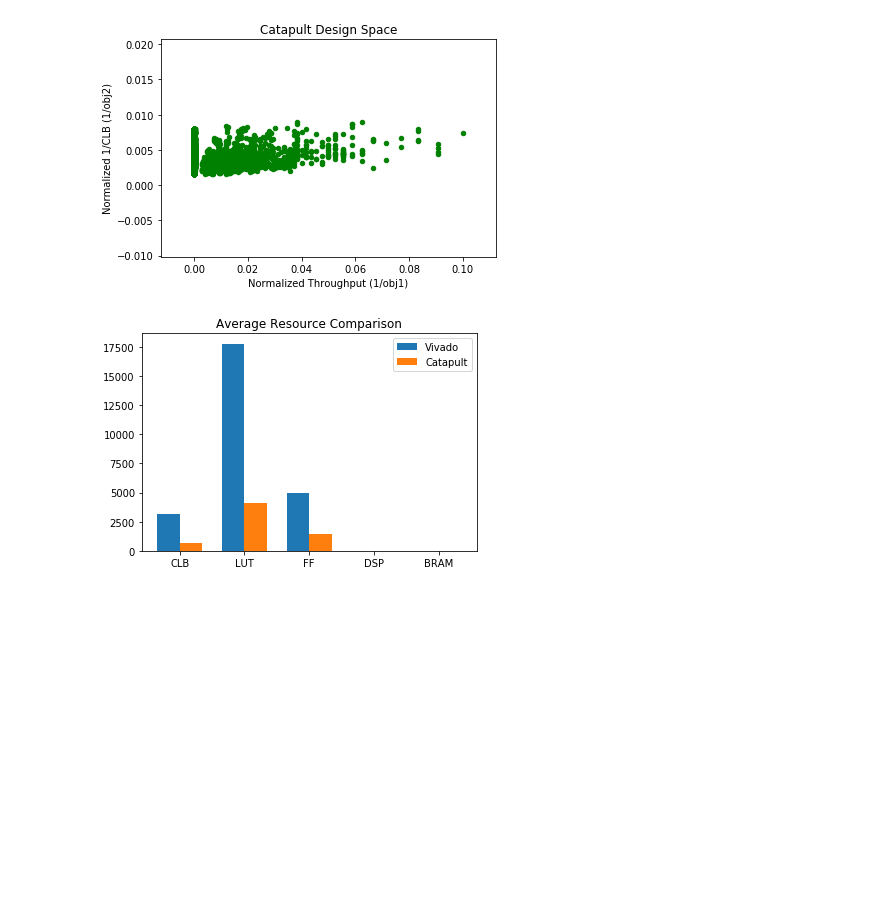
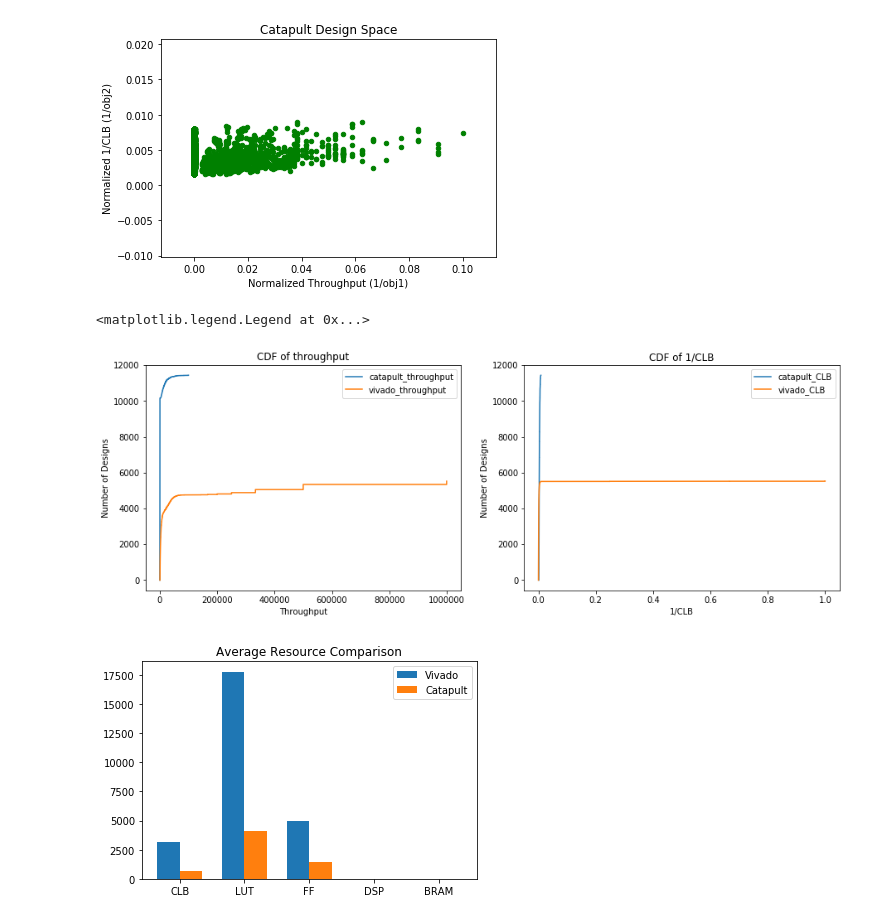
Before and after one commit to KastnerRG/Spector-HLS, a Jupyter notebook: mergesort/results/postproc/mergesort_postproc.ipynb, the cells around one changed output. Cells and saved outputs as stored; diff of their text form; code cells hidden in the pictures; blank space fills up the shorter version.

```diff
--- a/mergesort/results/postproc/mergesort_postproc.ipynb
+++ b/mergesort/results/postproc/mergesort_postproc.ipynb
@@ -62,6 +62,36 @@ plt.ylabel('Normalized 1/CLB (1/obj2)')
 Text(0, 0.5, 'Normalized 1/CLB (1/obj2)')
 [figure]
 [figure]
+# %%
+
+
+cdfx['1/obj1']=1/cdfx['obj1']
+vdfx['1/obj1']=1/vdfx['obj1']
+
+sorted_data_cat=np.sort(cdfx['1/obj1'])
+sorted_data_viv=np.sort(vdfx['1/obj1'])
+sorted_data_cat2=np.sort(cdfx['1/obj2'])
+sorted_data_viv2=np.sort(vdfx['1/obj2'])
+plt.figure(figsize=(15, 5))
+plt.subplot(1,2,1)
+plt.step(np.concatenate([sorted_data_cat, sorted_data_cat[[-1]]]),np.arange(sorted_data_cat.size+1),label='catapult_throughput')
+plt.step(np.concatenate([sorted_data_viv, sorted_data_viv[[-1]]]),np.arange(sorted_data_viv.size+1),label='vivado_throughput')
+plt.xlabel('Throughput')
+plt.ylabel('Number of Designs')
+plt.title('CDF of throughput')
+
+plt.legend()
+plt.subplot(1,2,2)
+plt.step(np.concatenate([sorted_data_cat2, sorted_data_cat2[[-1]]]),np.arange(sorted_data_cat2.size+1),label='catapult_CLB')
+plt.step(np.concatenate([sorted_data_viv2, sorted_data_viv2[[-1]]]),np.arange(sorted_data_viv2.size+1),label='vivado_CLB')
+plt.xlabel('1/CLB')
+plt.ylabel('Number of Designs')
+plt.title('CDF of 1/CLB')
+
+plt.legend()
+# %% [output]
+<matplotlib.legend.Legend at 0x...>
+[figure, added]
 # %%
 fig, ax = plt.subplots()
 
```
Also changed, not shown: parts of 5 cells of this notebook, 3 other files.
